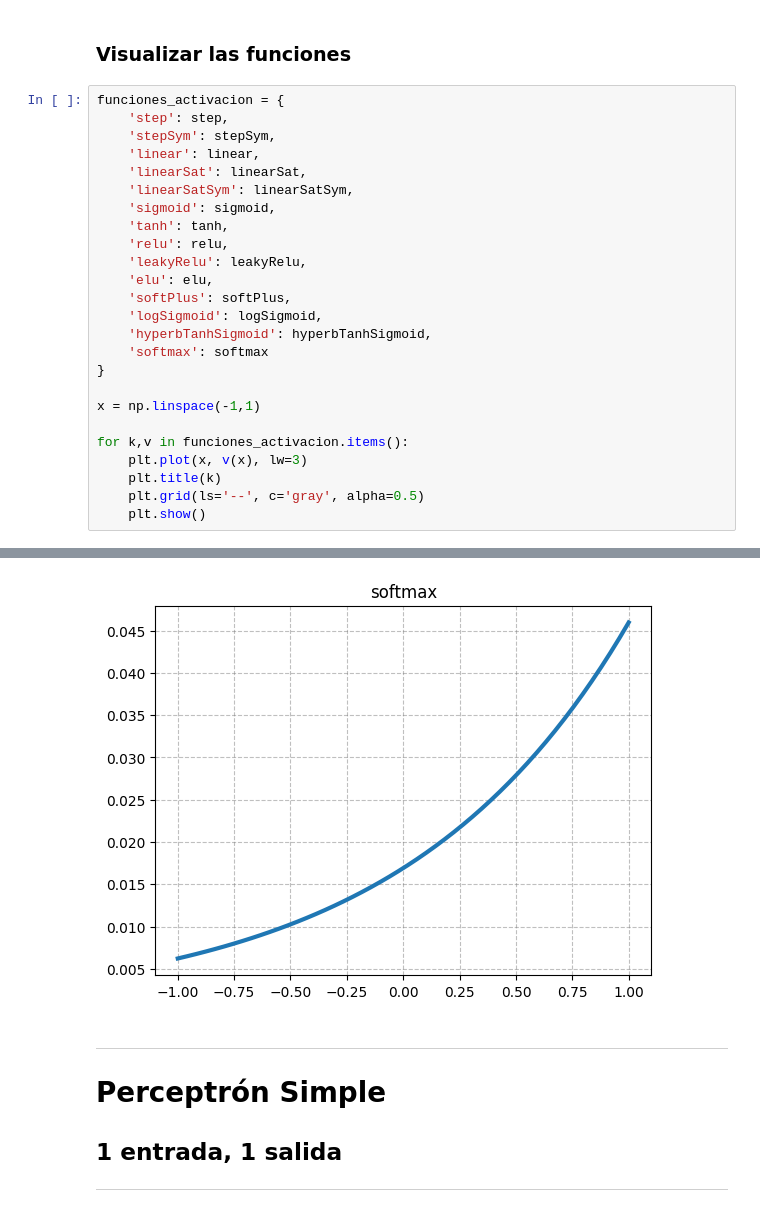
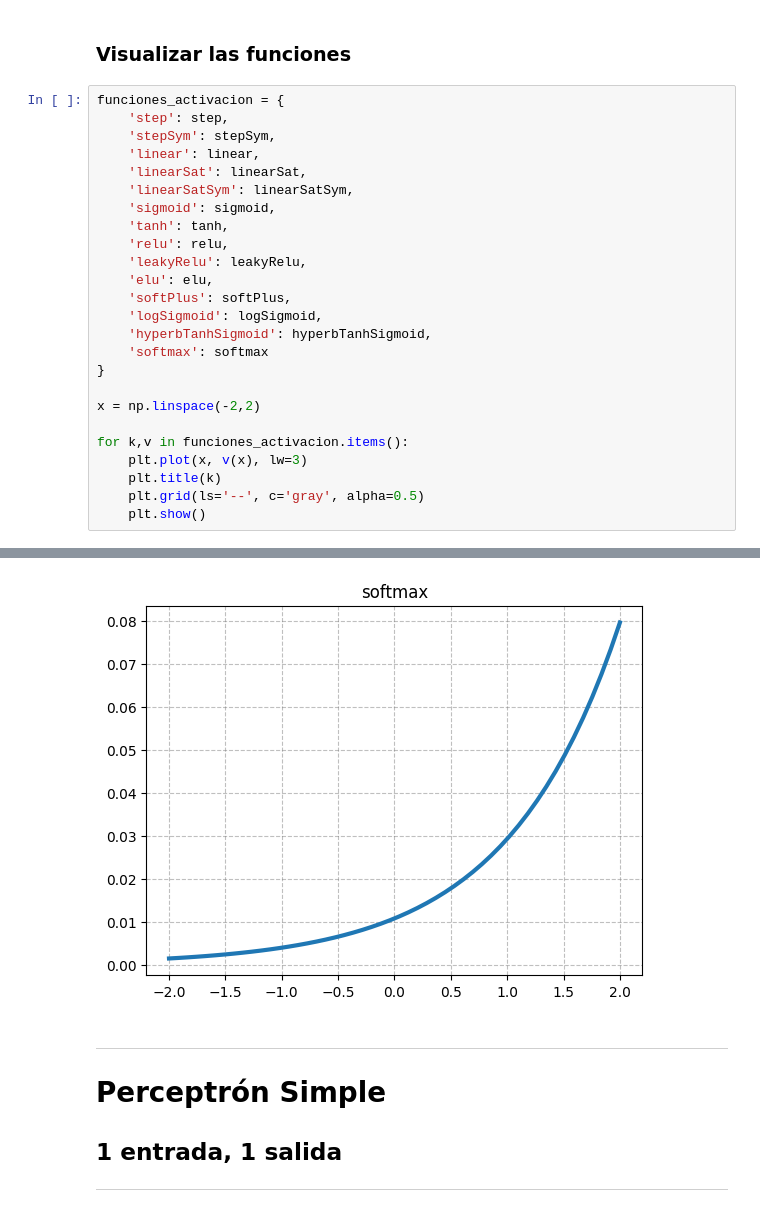
Before and after one commit to gabrielcarcedo/Programa-Intensivo-en-Ciencia-de-Datos-De-los-Fundamentos-al-Deep-Learning, a Jupyter notebook: Notebooks/PICD_Perceptrón_1.ipynb, the cells around one changed output, grey strips where cells are left out. Cells and saved outputs as stored; diff of their text form.

```diff
--- a/Notebooks/PICD_Perceptrón_1.ipynb
+++ b/Notebooks/PICD_Perceptrón_1.ipynb
@@ -144,7 +144,7 @@ funciones_activacion = {
     'softmax': softmax
 }
 
-x = np.linspace(-1,1)
+x = np.linspace(-2,2)
 
 for k,v in funciones_activacion.items():
     plt.plot(x, v(x), lw=3)
@@ -168,4 +168,4 @@ for k,v in funciones_activacion.items():
-[figure, old version]
+[figure, new version]
 # %% [markdown]
 ---
 # **Perceptrón Simple**
```
Also changed, not shown: parts of 1 cell of this notebook.
